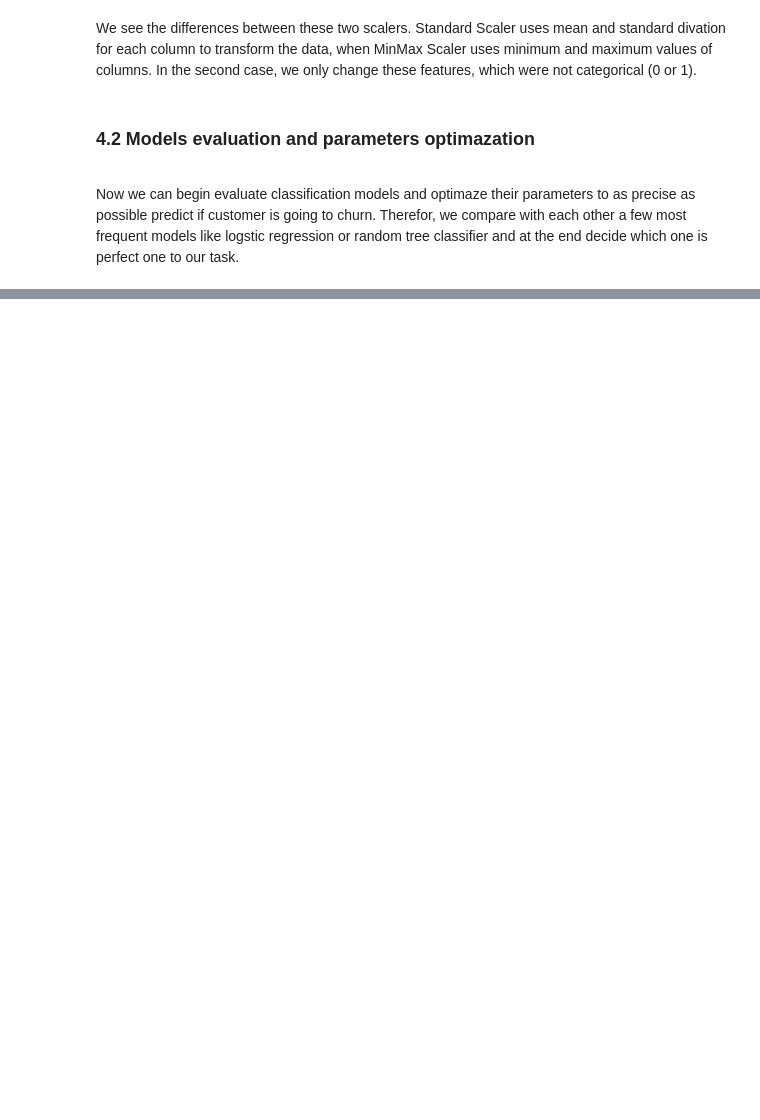
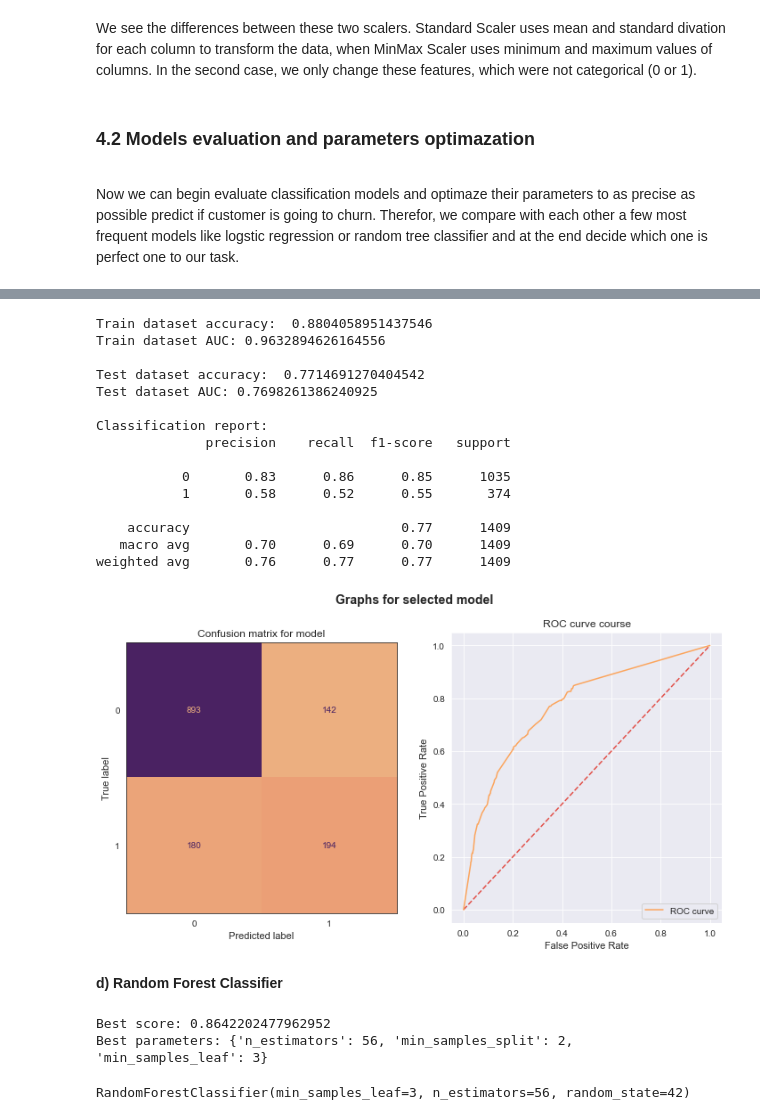
Before and after one commit to jacobolyst/Data_analysis-Data_science_portfolio, a Jupyter notebook: Telco Customer Churn Classification/Telco_Data_Mining.ipynb, the cells around one changed output, grey strips where cells are left out. Drawn from its saved outputs; the diff is of its cells as text; code cells hidden in the pictures; blank space fills up the shorter version.

```diff
--- a/Telco Customer Churn Classification/Telco_Data_Mining.ipynb
+++ b/Telco Customer Churn Classification/Telco_Data_Mining.ipynb
@@ -1332,0 +1384,51 @@ In this anlysis we intentionally miss the first row, because we focused on them
+# %%
+# Getting classification report and plots
+dt_results = model_results_plots(decision_tree_optimal_model, X_train_minmax, X_test_minmax, y_train)
+
+dt_model, dt_precision, dt_recall = dt_results[0], dt_results[1], dt_results[2]
+dt_f1_score, dt_test_accuracy, dt_roc_score = dt_results[3], dt_results[4], dt_results[5]
+# %% [output]
+Train dataset accuracy:  0.8804058951437546
+Train dataset AUC: 0.9632894626164556
+
+Test dataset accuracy:  0.7714691270404542
+Test dataset AUC: 0.7698261386240925
+
+Classification report:
+              precision    recall  f1-score   support
+
+           0       0.83      0.86      0.85      1035
+           1       0.58      0.52      0.55       374
+
+    accuracy                           0.77      1409
+   macro avg       0.70      0.69      0.70      1409
+weighted avg       0.76      0.77      0.77      1409
+[figure, added]
+# %% [markdown]
+<b>d) Random Forest Classifier</b>
+# %%
+# Defined and create simple random forest classiefier model
+random_forest = RandomForestClassifier(random_state = 42)
+
+# Grid (dictionary) for the hyperparameters of the model like C - regularization strength or penalty
+params_random_forest = {'n_estimators': list(range(50, 100)), 'min_samples_leaf': list(range(1, 5)),
+                        'min_samples_split': list(range(1, 5))}
+
+# Using Random Search algorithm for finding best parameters
+random_search_random_forest = RandomizedSearchCV(random_forest, param_distributions = params_random_forest, cv = CV,
+                                           n_jobs = -1, n_iter = 30, random_state = 42, return_train_score = True)
+
+# Fitting the model to trained data
+random_search_random_forest.fit(X_train_minmax, y_train)
+
+print('Best score:', random_search_random_forest.best_score_)
+print('Best parameters:', random_search_random_forest.best_params_)
+# %% [output]
+Best score: 0.8642202477962952
+Best parameters: {'n_estimators': 56, 'min_samples_split': 2, 'min_samples_leaf': 3}
+# %%
+# Fitting model ones more, but with the best parameters
+random_forest_optimal_model= RandomForestClassifier(random_state = 42, n_estimators = 56, min_samples_split = 2, min_samples_leaf = 3)
+random_forest_optimal_model.fit(X_train_minmax, y_train)
+# %% [output]
+RandomForestClassifier(min_samples_leaf=3, n_estimators=56, random_state=42)
```
Also changed, not shown: parts of 58 cells of this notebook.
